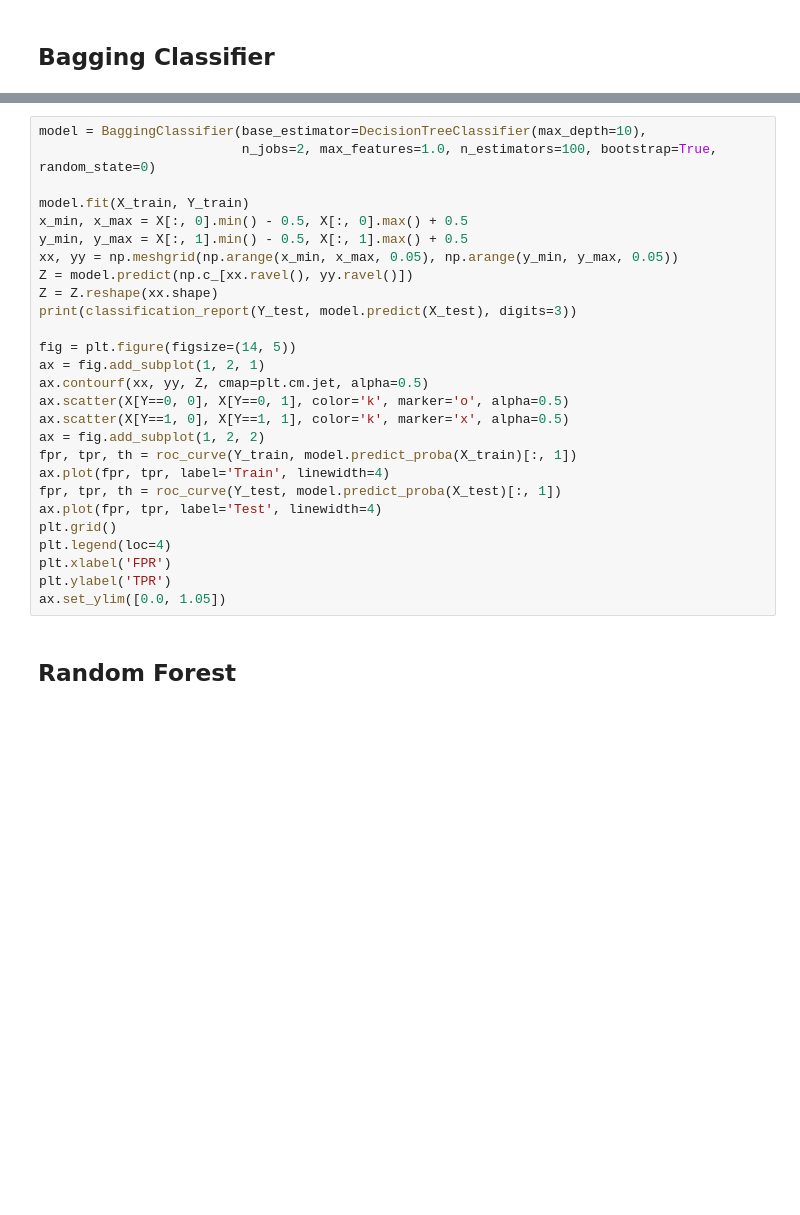
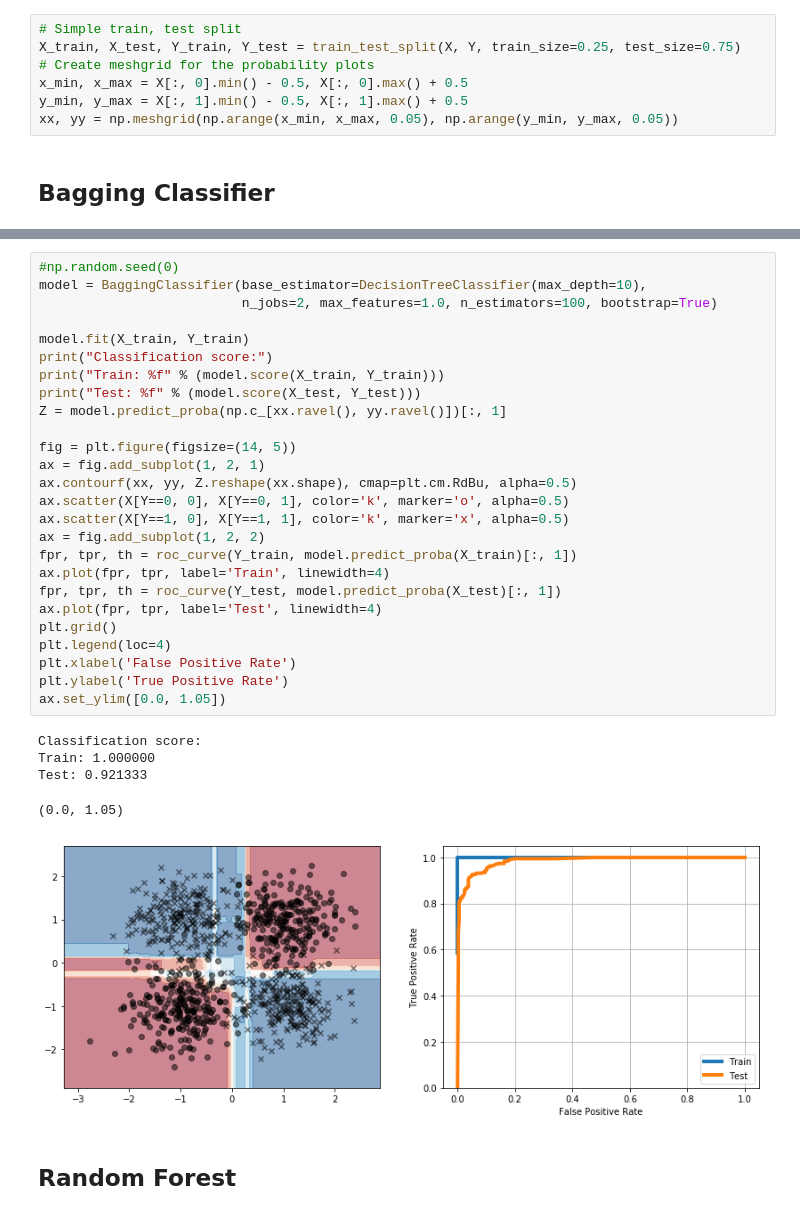
Before and after one commit to phuijse/courses_notebooks, a Jupyter notebook: notebooks/decision_trees_bagging.ipynb, the cells around one changed output, grey strips where cells are left out. Cells and saved outputs as stored; diff of their text form; blank space fills up the shorter version.

```diff
--- a/notebooks/decision_trees_bagging.ipynb
+++ b/notebooks/decision_trees_bagging.ipynb
@@ -53,2 +37,9 @@ ax.set_ylim([0.0, 1.05])
+# %%
+# Simple train, test split
+X_train, X_test, Y_train, Y_test = train_test_split(X, Y, train_size=0.25, test_size=0.75)
+# Create meshgrid for the probability plots
+x_min, x_max = X[:, 0].min() - 0.5, X[:, 0].max() + 0.5
+y_min, y_max = X[:, 1].min() - 0.5, X[:, 1].max() + 0.5
+xx, yy = np.meshgrid(np.arange(x_min, x_max, 0.05), np.arange(y_min, y_max, 0.05))
 # %% [markdown]
 ## Bagging Classifier
@@ -55,29 +52,34 @@ ax.set_ylim([0.0, 1.05])
 # %%
+#np.random.seed(0)
 model = BaggingClassifier(base_estimator=DecisionTreeClassifier(max_depth=10),
-                          n_jobs=2, max_features=1.0, n_estimators=100, bootstrap=True, random_state=0)
+                          n_jobs=2, max_features=1.0, n_estimators=100, bootstrap=True)
 
 model.fit(X_train, Y_train)
-x_min, x_max = X[:, 0].min() - 0.5, X[:, 0].max() + 0.5
-y_min, y_max = X[:, 1].min() - 0.5, X[:, 1].max() + 0.5
-xx, yy = np.meshgrid(np.arange(x_min, x_max, 0.05), np.arange(y_min, y_max, 0.05))
-Z = model.predict(np.c_[xx.ravel(), yy.ravel()])
-Z = Z.reshape(xx.shape)
-print(classification_report(Y_test, model.predict(X_test), digits=3))
+print("Classification score:")
+print("Train: %f" % (model.score(X_train, Y_train)))
+print("Test: %f" % (model.score(X_test, Y_test)))
+Z = model.predict_proba(np.c_[xx.ravel(), yy.ravel()])[:, 1]
 
 fig = plt.figure(figsize=(14, 5))
 ax = fig.add_subplot(1, 2, 1)
-ax.contourf(xx, yy, Z, cmap=plt.cm.jet, alpha=0.5)
+ax.contourf(xx, yy, Z.reshape(xx.shape), cmap=plt.cm.RdBu, alpha=0.5)
 ax.scatter(X[Y==0, 0], X[Y==0, 1], color='k', marker='o', alpha=0.5)
 ax.scatter(X[Y==1, 0], X[Y==1, 1], color='k', marker='x', alpha=0.5)
 ax = fig.add_subplot(1, 2, 2)
 fpr, tpr, th = roc_curve(Y_train, model.predict_proba(X_train)[:, 1])
 ax.plot(fpr, tpr, label='Train', linewidth=4)
 fpr, tpr, th = roc_curve(Y_test, model.predict_proba(X_test)[:, 1])
 ax.plot(fpr, tpr, label='Test', linewidth=4)
 plt.grid()
 plt.legend(loc=4)
-plt.xlabel('FPR')
-plt.ylabel('TPR')
+plt.xlabel('False Positive Rate')
+plt.ylabel('True Positive Rate')
 ax.set_ylim([0.0, 1.05])
+# %% [output]
+Classification score:
+Train: 1.000000
+Test: 0.921333
+(0.0, 1.05)
+[figure, added]
 # %% [markdown]
 ## Random Forest
```
Also changed, not shown: parts of 7 cells of this notebook, 3 other files.
